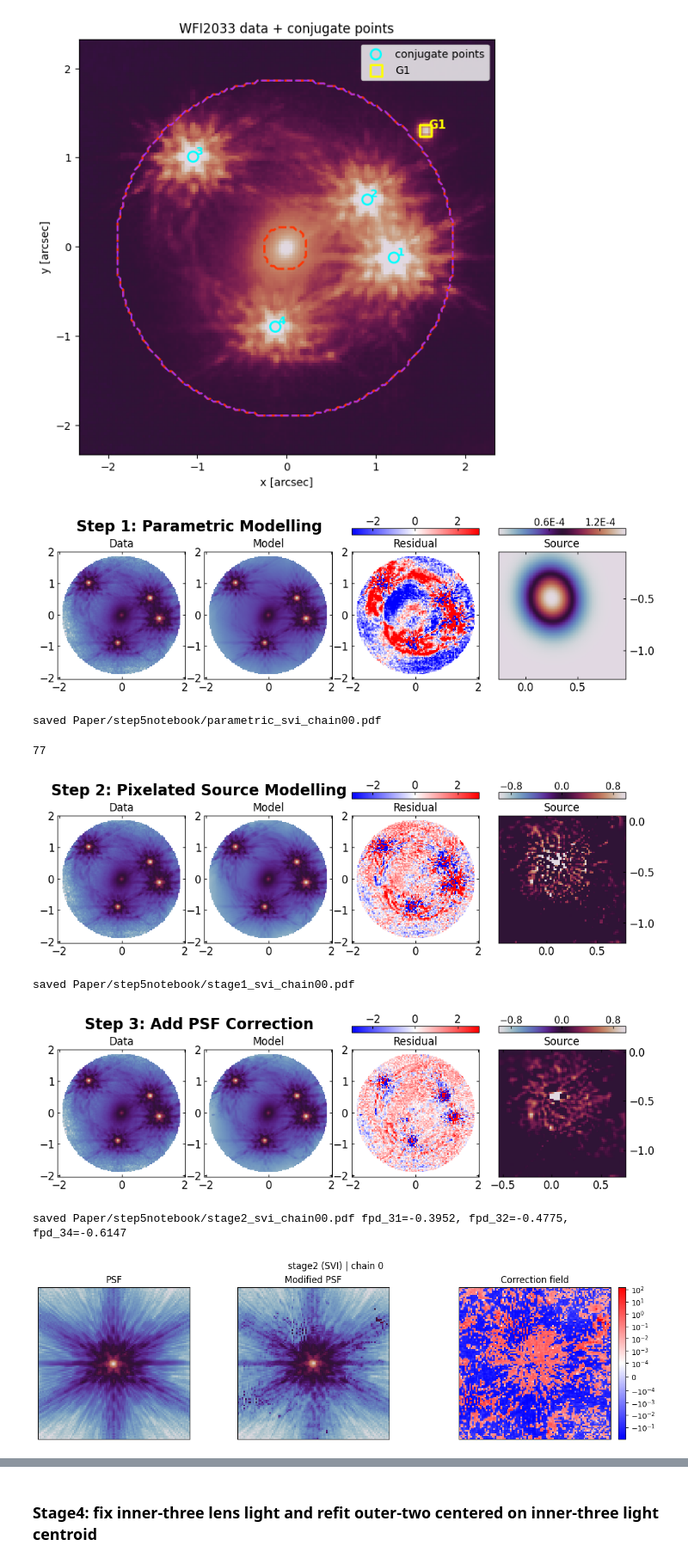
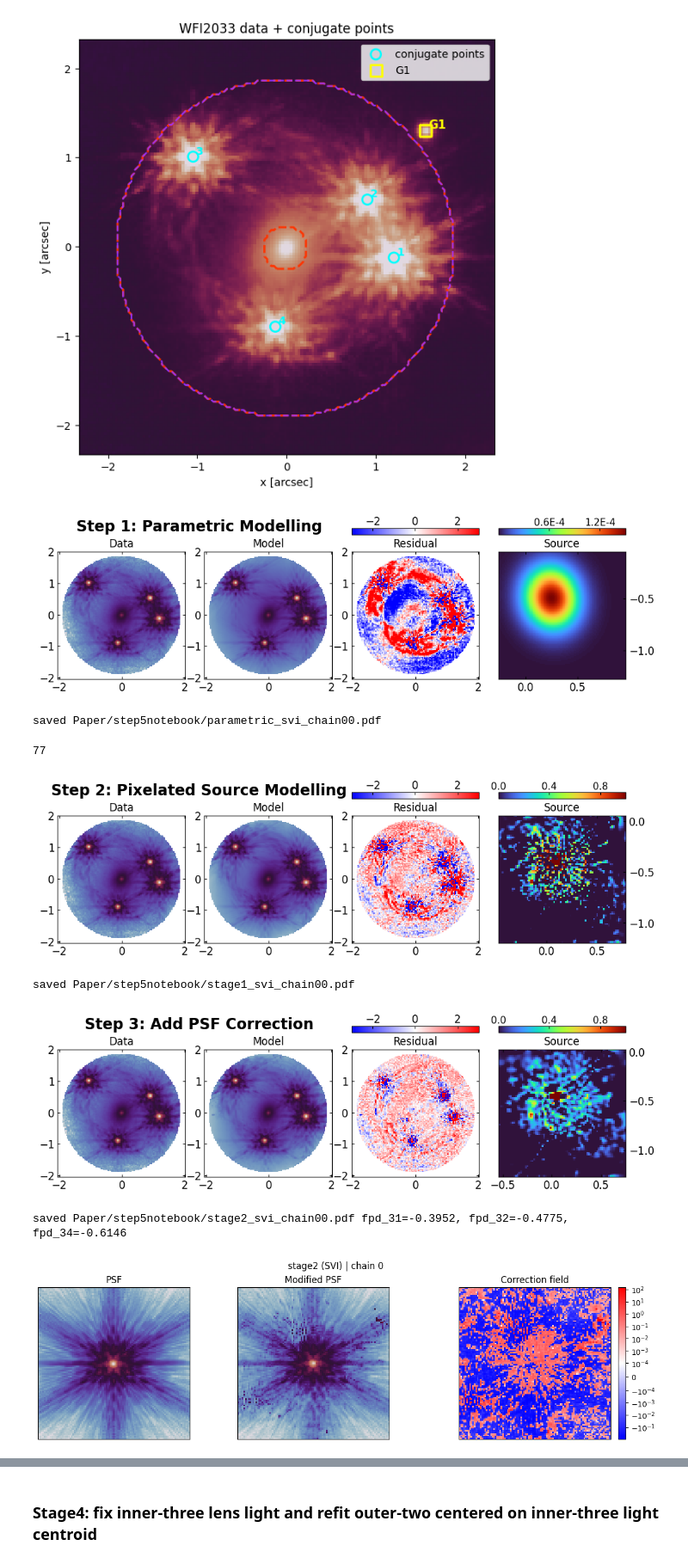
Before and after one commit to astroskylee/Herculensedquasar, a Jupyter notebook: WFI2033/Step_5_full_lenslight_multimass.ipynb, the cells around one changed output, grey strips where cells are left out. Shown at 86% size. Saved outputs shown, nothing was run; the diff lists cells and outputs as text; code cells hidden in the pictures.

```diff
--- a/WFI2033/Step_5_full_lenslight_multimass.ipynb
+++ b/WFI2033/Step_5_full_lenslight_multimass.ipynb
@@ -788,7 +788,7 @@ def save_paper_svi_components(image_model, source, source_extent, stage_label, c
     cbar.ax.xaxis.set_label_position('top')
     cbar.ax.tick_params(direction='in', which='both', top=True, bottom=False, labeltop=True, labelbottom=False, length=3, width=0.8, labelsize=12, pad=1)
 
-    im_source = axes[3].imshow(np.asarray(source), extent=source_extent, cmap='twilight', origin='lower',vmax = source_vmax, vmin = source_vmin)
+    im_source = axes[3].imshow(np.asarray(source), extent=source_extent, cmap='turbo', origin='lower',vmax = source_vmax, vmin = source_vmin)
     axes[3].set_title('Source', pad=5)
     style_source_axis(axes[3])
     source_pos = axes[3].get_position()
@@ -918,7 +918,7 @@ for i in range(num_chains):
     )
     print('saved', out_path)
 # %% [output]
-[figure, old version]
+[figure, new version]
 saved Paper/step5notebook/parametric_svi_chain00.pdf
 # %%
 best_pix_sizes = np.array([
@@ -1102,11 +1102,11 @@ for i in range(num_chains):
         stage_label='stage1_svi',
         chain_index=i,
         source_vmax = 1,
-        source_vmin = -1
+        source_vmin = 0
     )
     print('saved', out_path)
 # %% [output]
-[figure, old version]
+[figure, new version]
 saved Paper/step5notebook/stage1_svi_chain00.pdf
 # %%
 max_iterations = 20000
@@ -1208,34 +1208,34 @@ def plot_stage2_result_set(kwargs_all, psf_kernel_all, corr_field_all, fpd_all,
         )
         source, source_extent = pixelize_plane_single(
             lens_image_pixel,
             kwargs_i,
             pixel_grid_shape,
         )
         out_path = save_paper_svi_components(
             image_model,
             source,
             source_extent,
             stage_label='stage2_svi',
             chain_index=i,
             source_vmax = 1,
-            source_vmin = -1
+            source_vmin = 0
             )
         print('saved', out_path, format_fpd_title(fpd_all, i))
         show_psf_diagnostics(data_psf, psf_kernel_i, corr_field_i, stage_label=f'{stage_label} | chain {i}')
 
 # Stage2 (SVI) result
 stage2_psf_kernel_det, stage2_corr_field_det, stage2_fpd_det = get_model_deterministics_from_median(
     multi_svi_pixel_median_stage2,
     PIXELATED_STAGE2_KWARGS,
 )
 plot_stage2_result_set(
     multi_svi_pixel_median_herc_stage2,
     stage2_psf_kernel_det,
     stage2_corr_field_det,
     stage2_fpd_det,
     'stage2 (SVI)',
 )
 # %% [output]
-[figure, old version]
+[figure, new version]
-saved Paper/step5notebook/stage2_svi_chain00.pdf fpd_31=-0.3952, fpd_32=-0.4775, fpd_34=-0.6147
+saved Paper/step5notebook/stage2_svi_chain00.pdf fpd_31=-0.3952, fpd_32=-0.4775, fpd_34=-0.6146
 [figure]
```
Also changed, not shown: parts of 4 cells of this notebook, 56 other files.
